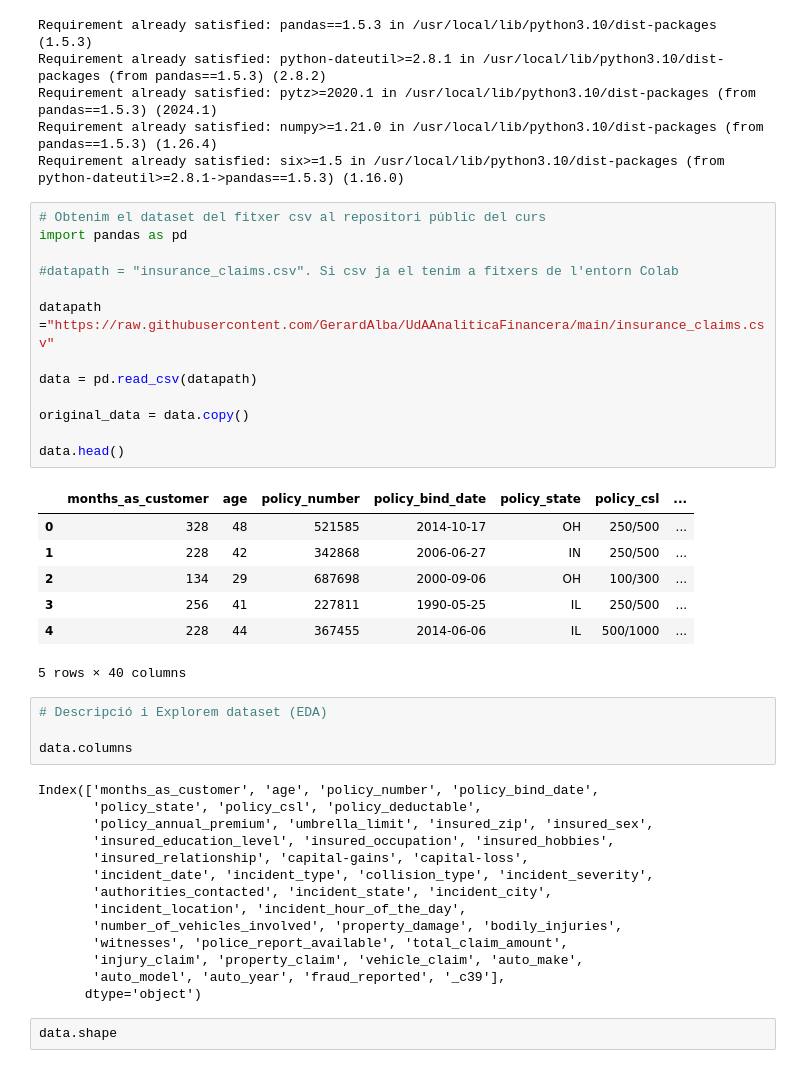
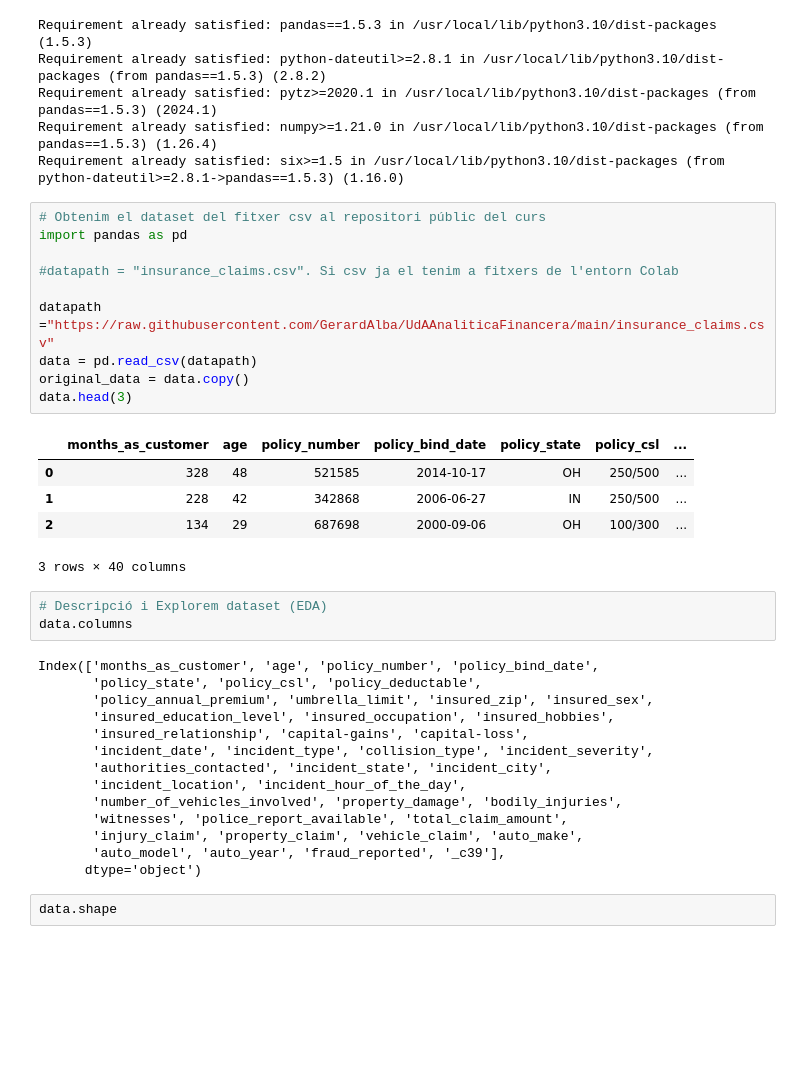
Before and after one commit to GerardAlba/UdAAnaliticaFinancera, a Jupyter notebook: UdAInsuranceClaimFraudDetection.ipynb, the cells around one changed output. Saved outputs shown, nothing was run; the diff lists cells and outputs as text; blank space fills up the shorter version.

```diff
--- a/UdAInsuranceClaimFraudDetection.ipynb
+++ b/UdAInsuranceClaimFraudDetection.ipynb
@@ -14,27 +14,21 @@ Requirement already satisfied: six>=1.5 in /usr/local/lib/python3.10/dist-packag
 # %%
 # Obtenim el dataset del fitxer csv al repositori públic del curs
 import pandas as pd
 
 #datapath = "insurance_claims.csv". Si csv ja el tenim a fitxers de l'entorn Colab
 
 datapath ="https://raw.githubusercontent.com/GerardAlba/UdAAnaliticaFinancera/main/insurance_claims.csv"
-
 data = pd.read_csv(datapath)
-
 original_data = data.copy()
-
-data.head()
+data.head(3)
 # %% [output]
 |  | months_as_customer | age | policy_number | policy_bind_date | policy_state | policy_csl | ... |
 | 0 | 328 | 48 | 521585 | 2014-10-17 | OH | 250/500 | ... |
 | 1 | 228 | 42 | 342868 | 2006-06-27 | IN | 250/500 | ... |
 | 2 | 134 | 29 | 687698 | 2000-09-06 | OH | 100/300 | ... |
-| 3 | 256 | 41 | 227811 | 1990-05-25 | IL | 250/500 | ... |
-| 4 | 228 | 44 | 367455 | 2014-06-06 | IL | 500/1000 | ... |
-5 rows × 40 columns
+3 rows × 40 columns
 # %%
 # Descripció i Explorem dataset (EDA)
-
 data.columns
 # %% [output]
 Index(['months_as_customer', 'age', 'policy_number', 'policy_bind_date',
```
Also changed, not shown: parts of 2 cells of this notebook.
